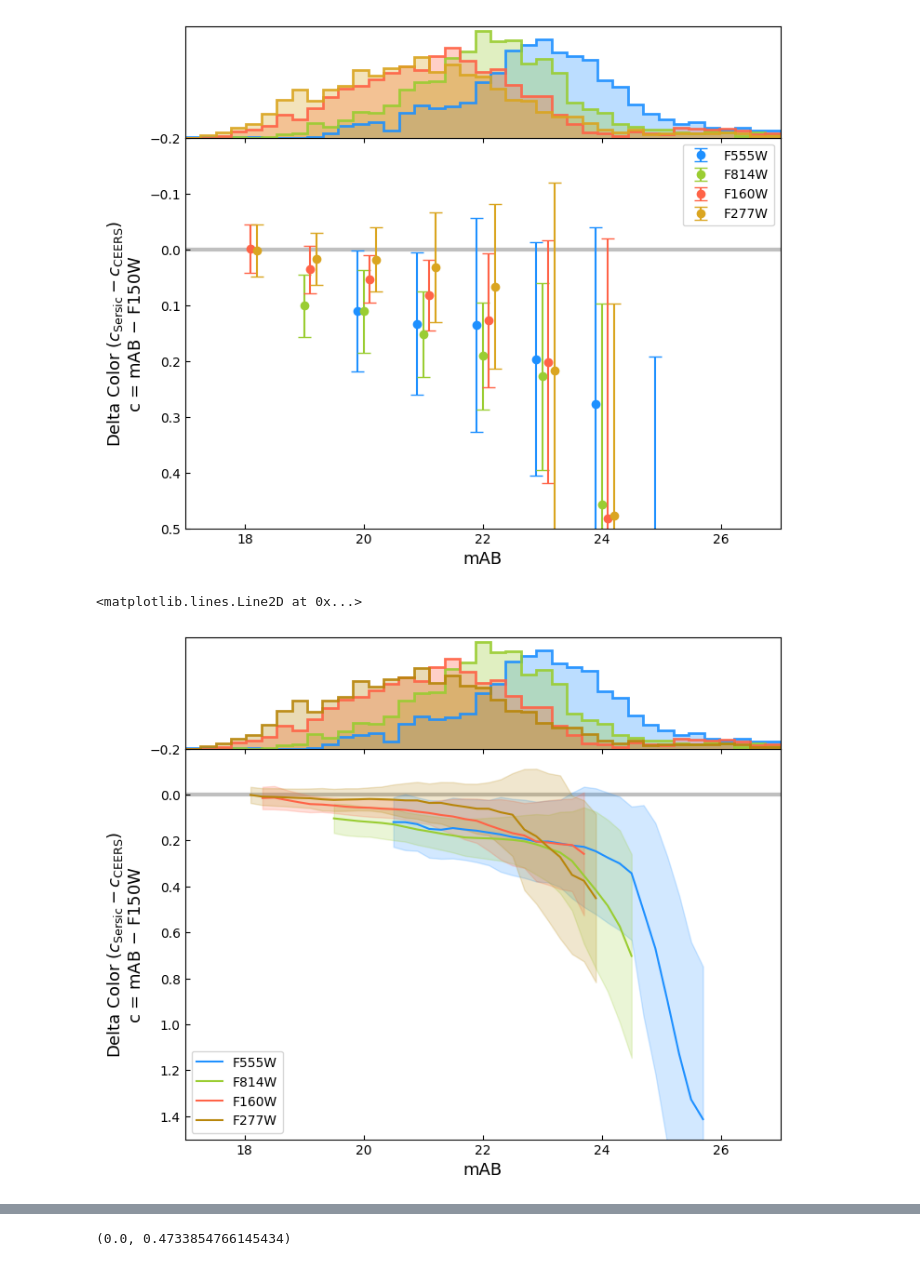
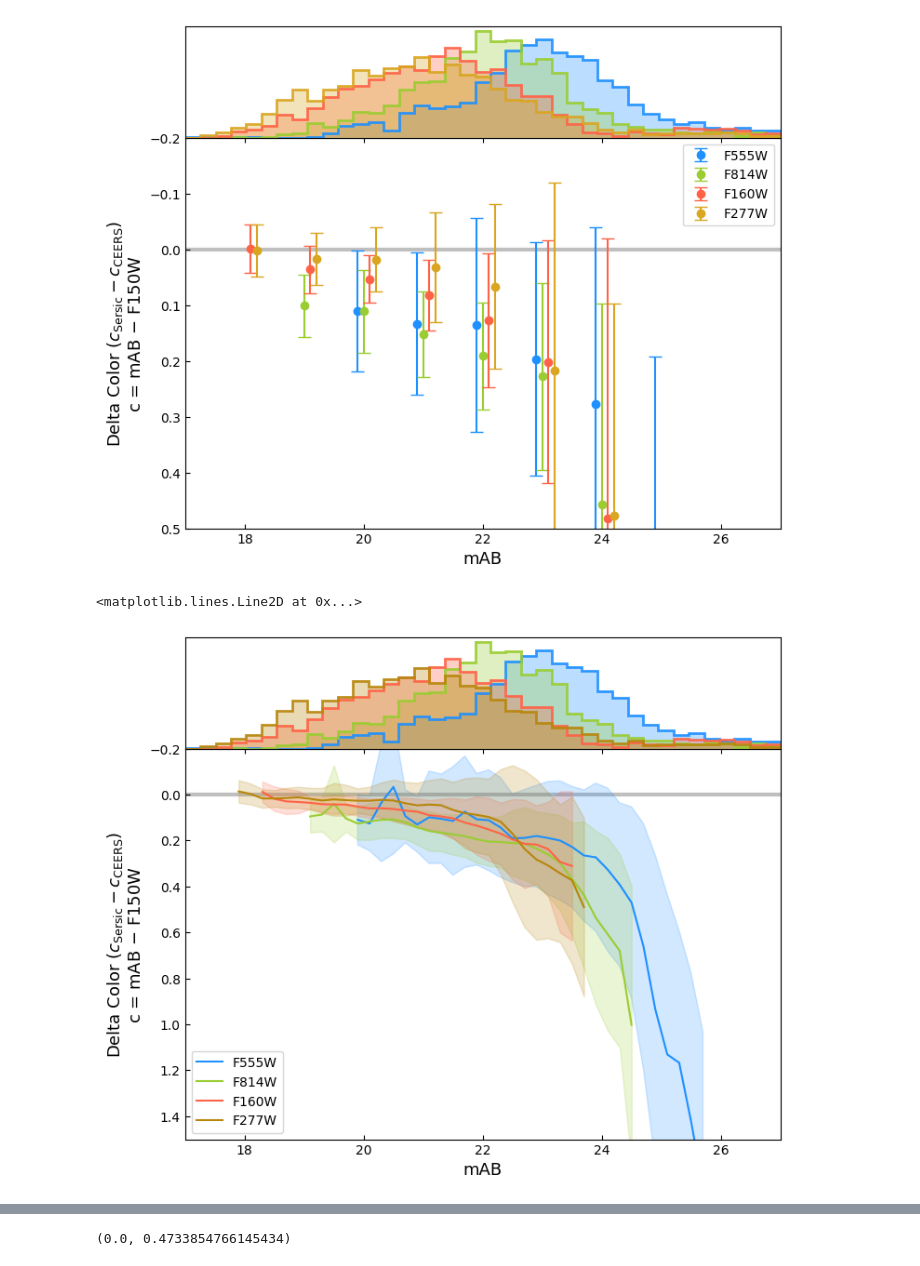
Before and after one commit to SterlingYM/galaxy_photometry, a Jupyter notebook: test_results/stats.ipynb, the cells around one changed output, grey strips where cells are left out. Cells and saved outputs as stored; diff of their text form; code cells hidden in the pictures.

Commit message:
sync stats.ipynb

```diff
--- a/test_results/stats.ipynb
+++ b/test_results/stats.ipynb
@@ -146,7 +148,7 @@ ax = fig.add_axes([0.1,0.1,0.8,0.7])
 ax_top = fig.add_axes([0.1,0.8,0.8,0.2])
 
 eval_points = np.arange(16.5,26.5,0.2)
-eval_width = 0.5 # half of the width of rolling window
+eval_width = 0.2 # half of the width of rolling window
 sphot_correction_data = {}
 for i,(filt,c) in enumerate(zip(filters,colors)):
     mag = df[f'sphot_{filt}']
@@ -155,37 +157,37 @@ for i,(filt,c) in enumerate(zip(filters,colors)):
     means,errors = [],[]
     for eval_point in eval_points:
         # calculate the mean and STD around each evaluation point
-        s = (mag > eval_point - eval_width) & (mag <= eval_point + eval_width) & (df['dAB_F150W'] > -1.) & (df['dAB_F150W'] < 1.)
-        if s.sum() > 0.03 * len(mag):
-            mean,median,std = sigma_clipped_stats(delta_color[s],sigma=3)
+        s = (mag > eval_point - eval_width) & (mag <= eval_point + eval_width) & (df['dAB_F150W'] > -1.4) & (df['dAB_F150W'] < 0.5)
+        if s.sum() > 0.01 * len(mag):
+            mean,median,std = sigma_clipped_stats(delta_color[s],sigma=4)
         else:
             mean,median,std = np.nan,np.nan,np.nan
         means.append(mean)
         errors.append(std)
     means = np.array(means)
     errors = np.array(errors)
 
     sphot_correction_data[filt] = dict(
         measured_mag = eval_points,
         mean_bias = means,
         mean_error = errors / np.sqrt(2)
     )
     ax.plot(eval_points,means,color=c,label=filt)
     ax.fill_between(eval_points,means-errors,means+errors,color=c,alpha=0.2)
     ax_top.hist(mag,bins=np.linspace(17,27,40),color=c,alpha=0.9,histtype='step',lw=2)
     ax_top.hist(mag,bins=np.linspace(17,27,40),color=c,alpha=0.3)
 
 ax_top.set_xticklabels([])
 ax_top.set_yticks([])
 ax.set_xlabel(f'mAB',fontsize=13)
 ax.set_ylabel(r'Delta Color ($c_\mathrm{Sersic} - c_\mathrm{CEERS}$)'+\
                     '\n'+r'c = mAB $-$ F150W',fontsize=13)
 ax.legend()
 ax_top.set_xlim(17,27)
 ax.set_xlim(17,27)
 ax.tick_params(direction='in')
 ax.set_ylim(1.5,-0.2)
 ax.axhline(0,c='gray',lw=3,alpha=0.5,zorder=0)
 # %% [output]
 <matplotlib.lines.Line2D at 0x...>
-[figure, old version]
+[figure, new version]
```
Also changed, not shown: parts of 9 cells of this notebook.
